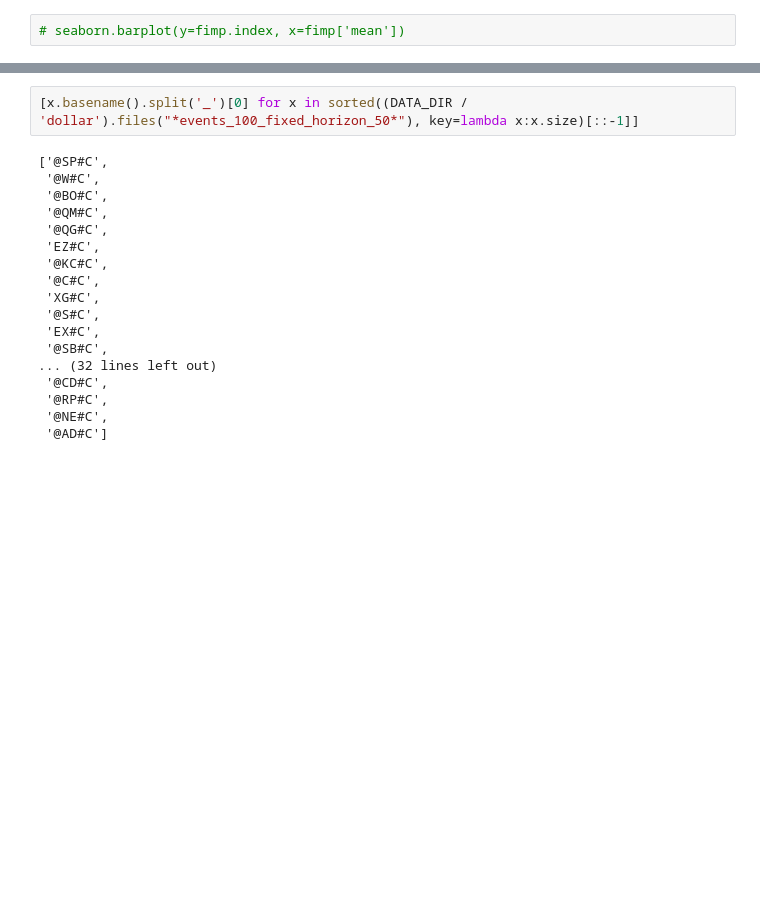
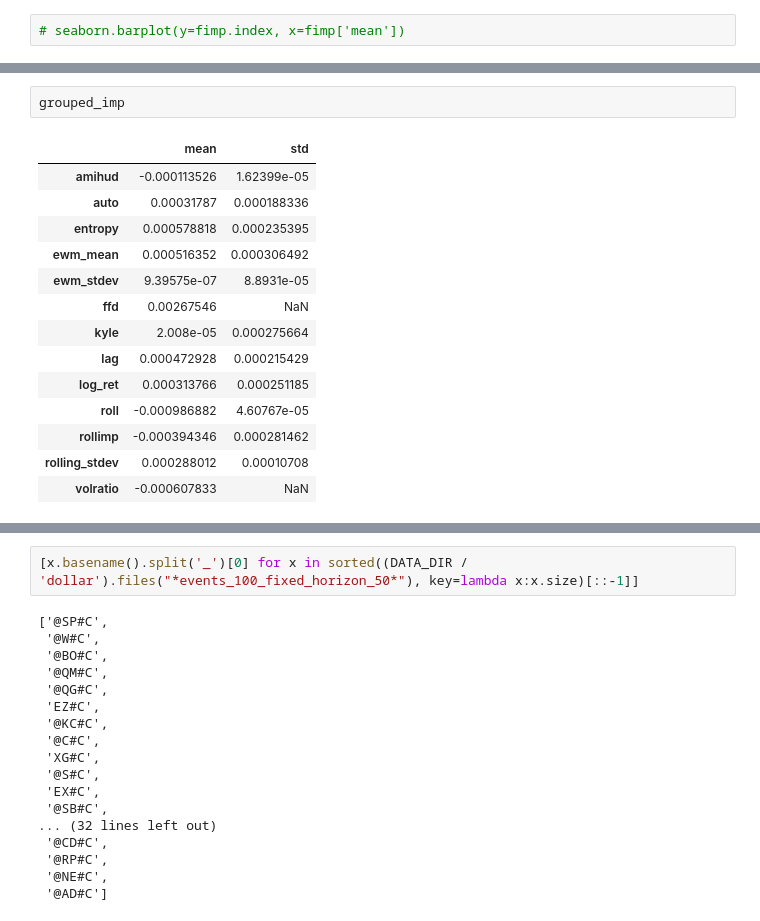
Before and after one commit to doda/fincl, a Jupyter notebook: backend/11_feature_importance.ipynb, the cells around one changed output, grey strips where cells are left out. Cells and saved outputs as stored; diff of their text form; blank space fills up the shorter version.

```diff
--- a/backend/11_feature_importance.ipynb
+++ b/backend/11_feature_importance.ipynb
@@ -180,0 +217,17 @@ To retain the current behavior and silence the warning, pass 'sort=True'.
+# %%
+grouped_imp
+# %% [output]
+|  | mean | std |
+| amihud | -0.000113526 | 1.62399e-05 |
+| auto | 0.00031787 | 0.000188336 |
+| entropy | 0.000578818 | 0.000235395 |
+| ewm_mean | 0.000516352 | 0.000306492 |
+| ewm_stdev | 9.39575e-07 | 8.8931e-05 |
+| ffd | 0.00267546 | NaN |
+| kyle | 2.008e-05 | 0.000275664 |
+| lag | 0.000472928 | 0.000215429 |
+| log_ret | 0.000313766 | 0.000251185 |
+| roll | -0.000986882 | 4.60767e-05 |
+| rollimp | -0.000394346 | 0.000281462 |
+| rolling_stdev | 0.000288012 | 0.00010708 |
+| volratio | -0.000607833 | NaN |
```
Also changed, not shown: parts of 8 cells of this notebook, 8 other files.
